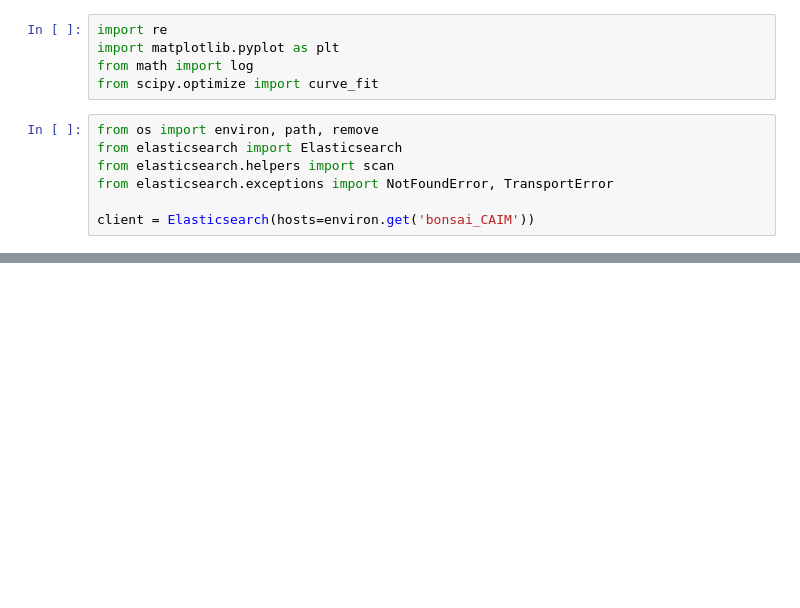
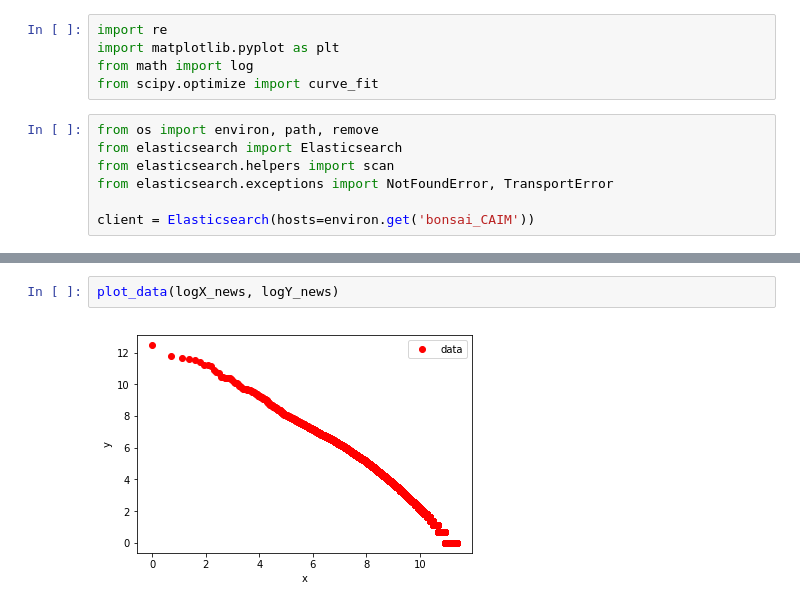
Before and after one commit to adrian729/CAIM18, a Jupyter notebook: session1ESZipfHeaps/Zipf.ipynb, the cells around one changed output, grey strips where cells are left out. Drawn from its saved outputs; the diff is of its cells as text; blank space fills up the shorter version.

```diff
--- a/session1ESZipfHeaps/Zipf.ipynb
+++ b/session1ESZipfHeaps/Zipf.ipynb
@@ -44,0 +86,4 @@ plt.show()
+# %%
+plot_data(logX_news, logY_news)
+# %% [output]
+[figure, added]
```
Also changed, not shown: parts of 14 cells of this notebook, 2 other files.
